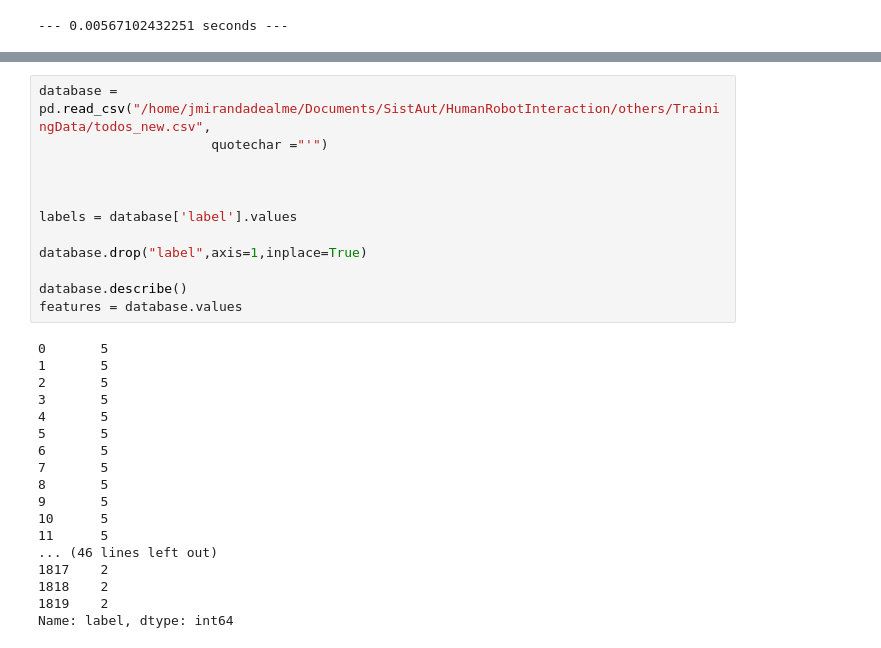
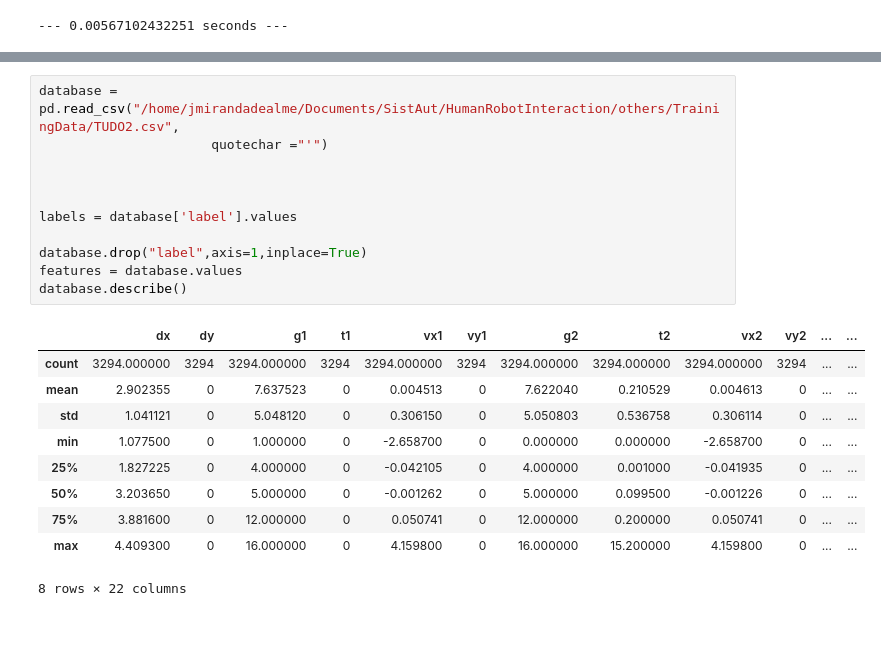
Before and after one commit to Joao-M-Almeida/HumanRobotInteraction, a Jupyter notebook: hri_notebook.ipynb, the cells around one changed output, grey strips where cells are left out. Cells and saved outputs as stored; diff of their text form.

Commit message:
Fixed bugs on decision node, and tested on the new database.

```diff
--- a/hri_notebook.ipynb
+++ b/hri_notebook.ipynb
@@ -198,30 +266,22 @@ Accuracy: 0.67 (+/- 0.12)
 # %%
-database = pd.read_csv("/home/jmirandadealme/Documents/SistAut/HumanRobotInteraction/others/TrainingData/todos_new.csv",
+database = pd.read_csv("/home/jmirandadealme/Documents/SistAut/HumanRobotInteraction/others/TrainingData/TUDO2.csv",
                       quotechar ="'")
 
 
 
 labels = database['label'].values
 
 database.drop("label",axis=1,inplace=True)
-
+features = database.values
 database.describe()
-features = database.values
 # %% [output]
+|  | dx | dy | g1 | t1 | vx1 | vy1 | g2 | t2 | vx2 | vy2 | ... | ... |
+| count | 3294.000000 | 3294 | 3294.000000 | 3294 | 3294.000000 | 3294 | 3294.000000 | 3294.000000 | 3294.000000 | 3294 | ... | ... |
+| mean | 2.902355 | 0 | 7.637523 | 0 | 0.004513 | 0 | 7.622040 | 0.210529 | 0.004613 | 0 | ... | ... |
+| std | 1.041121 | 0 | 5.048120 | 0 | 0.306150 | 0 | 5.050803 | 0.536758 | 0.306114 | 0 | ... | ... |
+| min | 1.077500 | 0 | 1.000000 | 0 | -2.658700 | 0 | 0.000000 | 0.000000 | -2.658700 | 0 | ... | ... |
+| 25% | 1.827225 | 0 | 4.000000 | 0 | -0.042105 | 0 | 4.000000 | 0.001000 | -0.041935 | 0 | ... | ... |
+| 50% | 3.203650 | 0 | 5.000000 | 0 | -0.001262 | 0 | 5.000000 | 0.099500 | -0.001226 | 0 | ... | ... |
+| 75% | 3.881600 | 0 | 12.000000 | 0 | 0.050741 | 0 | 12.000000 | 0.200000 | 0.050741 | 0 | ... | ... |
+| max | 4.409300 | 0 | 16.000000 | 0 | 4.159800 | 0 | 16.000000 | 15.200000 | 4.159800 | 0 | ... | ... |
-0       5
-1       5
-2       5
-3       5
-4       5
-5       5
-6       5
-7       5
-8       5
-9       5
-10      5
-11      5
-... (46 lines left out)
-1817    2
-1818    2
-1819    2
-Name: label, dtype: int64
+8 rows × 22 columns
```
Also changed, not shown: parts of 6 cells of this notebook, 2 other files.
